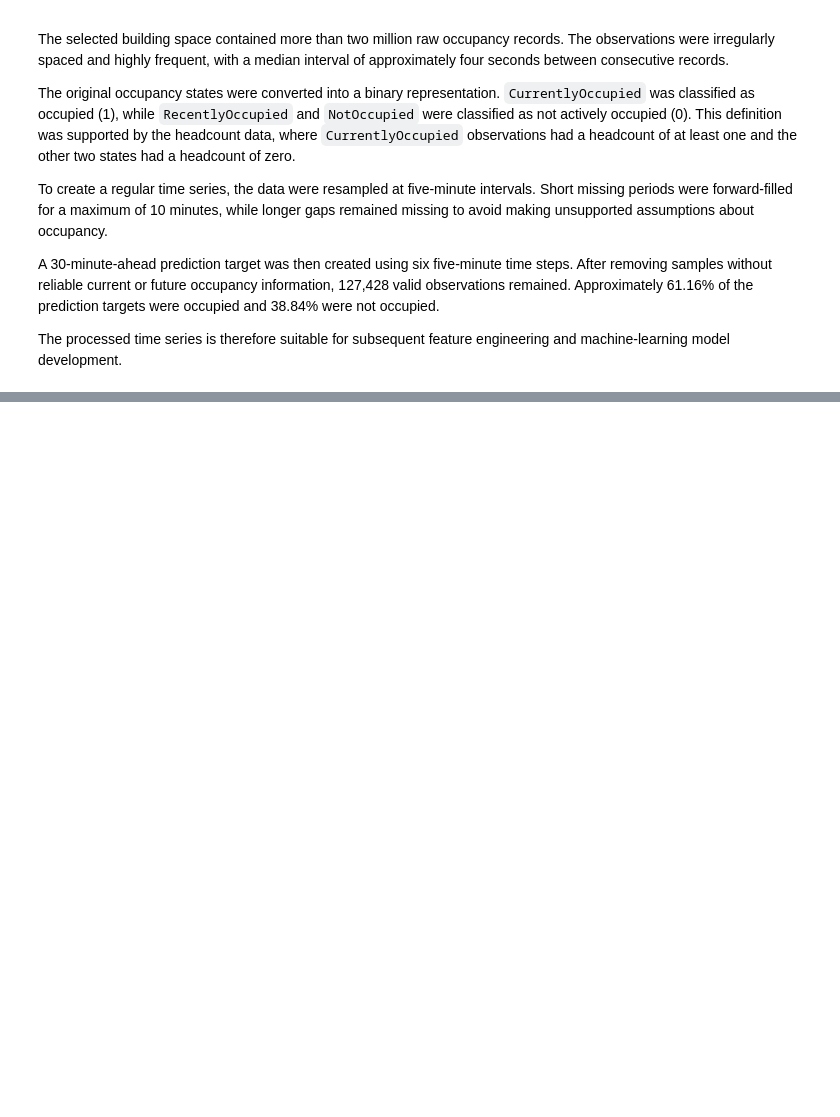
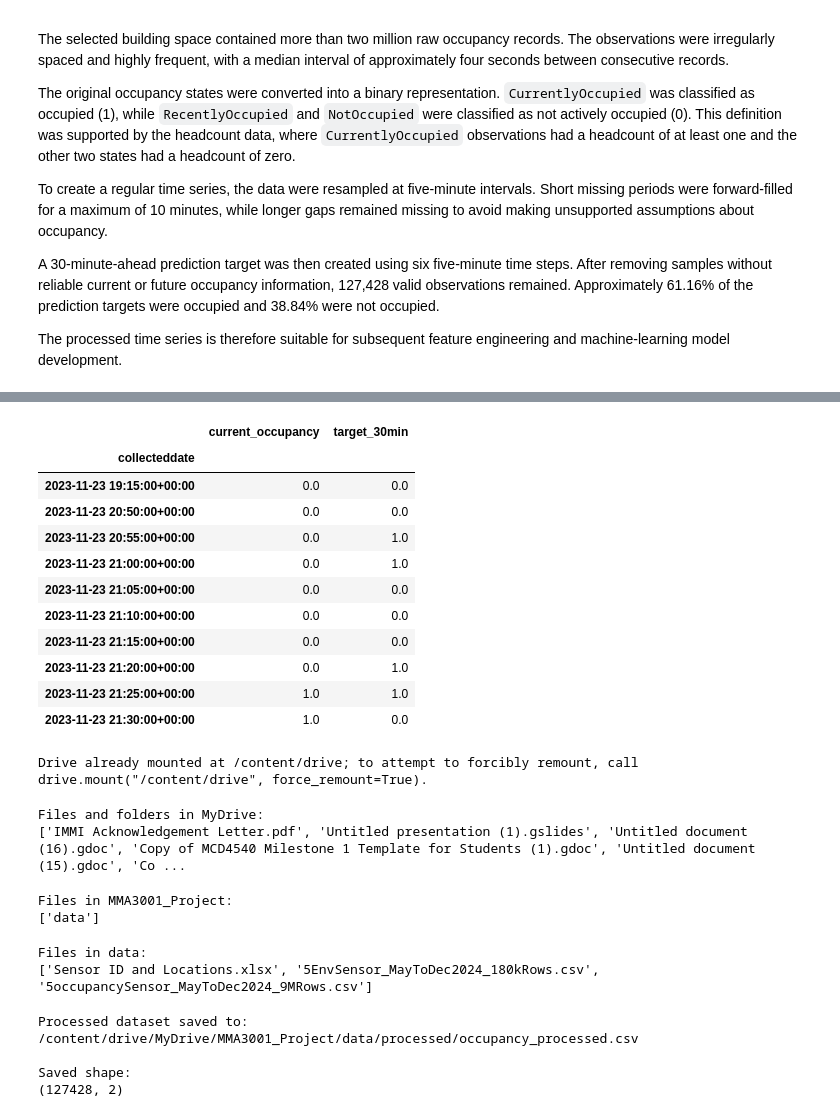
Before and after one commit to Betty-jyw/MMA3001-Occupancy-Prediction, a Jupyter notebook: notebooks/01_data_exploration.ipynb, the cells around one changed output, grey strips where cells are left out. Saved outputs shown, nothing was run; the diff lists cells and outputs as text; code cells hidden in the pictures; blank space fills up the shorter version.

```diff
--- a/notebooks/01_data_exploration.ipynb
+++ b/notebooks/01_data_exploration.ipynb
@@ -858,0 +921,79 @@ The processed time series is therefore suitable for subsequent feature engineeri
+# %%
+processed_data = model_data[
+    ["occupied_filled", "target_30min"]
+].copy()
+
+processed_data = processed_data.rename(
+    columns={"occupied_filled": "current_occupancy"}
+)
+
+processed_data.head(10)
+# %% [output]
+|  | current_occupancy | target_30min |
+| collecteddate |  |  |
+| 2023-11-23 19:15:00+00:00 | 0.0 | 0.0 |
+| 2023-11-23 20:50:00+00:00 | 0.0 | 0.0 |
+| 2023-11-23 20:55:00+00:00 | 0.0 | 1.0 |
+| 2023-11-23 21:00:00+00:00 | 0.0 | 1.0 |
+| 2023-11-23 21:05:00+00:00 | 0.0 | 0.0 |
+| 2023-11-23 21:10:00+00:00 | 0.0 | 0.0 |
+| 2023-11-23 21:15:00+00:00 | 0.0 | 0.0 |
+| 2023-11-23 21:20:00+00:00 | 0.0 | 1.0 |
+| 2023-11-23 21:25:00+00:00 | 1.0 | 1.0 |
+| 2023-11-23 21:30:00+00:00 | 1.0 | 0.0 |
+# %%
+from google.colab import drive
+drive.mount('/content/drive')
+# %% [output]
+Drive already mounted at /content/drive; to attempt to forcibly remount, call drive.mount("/content/drive", force_remount=True).
+# %%
+import os
+
+drive_path = "/content/drive/MyDrive"
+
+print("Files and folders in MyDrive:")
+print(os.listdir(drive_path))
+# %% [output]
+Files and folders in MyDrive:
+['IMMI Acknowledgement Letter.pdf', 'Untitled presentation (1).gslides', 'Untitled document (16).gdoc', 'Copy of MCD4540 Milestone 1 Template for Students (1).gdoc', 'Untitled document (15).gdoc', 'Co ...
+# %%
+project_path = "/content/drive/MyDrive/MMA3001_Project"
+
+print("Files in MMA3001_Project:")
+print(os.listdir(project_path))
+# %% [output]
+Files in MMA3001_Project:
+['data']
+# %%
+data_path = "/content/drive/MyDrive/MMA3001_Project/data"
+
+print("Files in data:")
+print(os.listdir(data_path))
+# %% [output]
+Files in data:
+['Sensor ID and Locations.xlsx', '5EnvSensor_MayToDec2024_180kRows.csv', '5occupancySensor_MayToDec2024_9MRows.csv']
+# %%
+processed_path = "/content/drive/MyDrive/MMA3001_Project/data/processed"
+
+# Create the folder if it does not already exist
+os.makedirs(processed_path, exist_ok=True)
+
+# Save the processed dataset
+output_file = os.path.join(
+    processed_path,
+    "occupancy_processed.csv"
+)
+
+processed_data.to_csv(output_file, index=True)
+
+print("Processed dataset saved to:")
+print(output_file)
+
+print("\nSaved shape:")
+print(processed_data.shape)
+# %% [output]
+Processed dataset saved to:
+/content/drive/MyDrive/MMA3001_Project/data/processed/occupancy_processed.csv
+
+Saved shape:
+(127428, 2)
```
Also changed, not shown: parts of 3 cells of this notebook.
